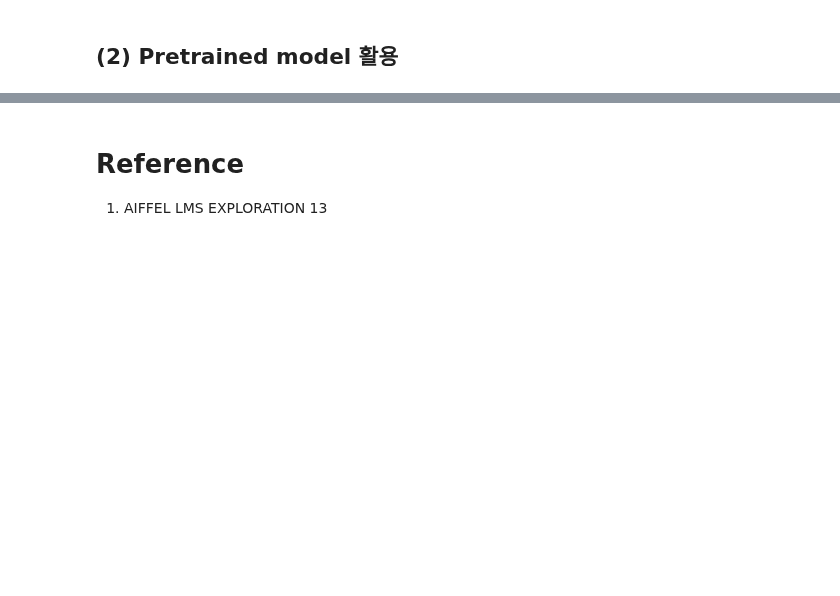
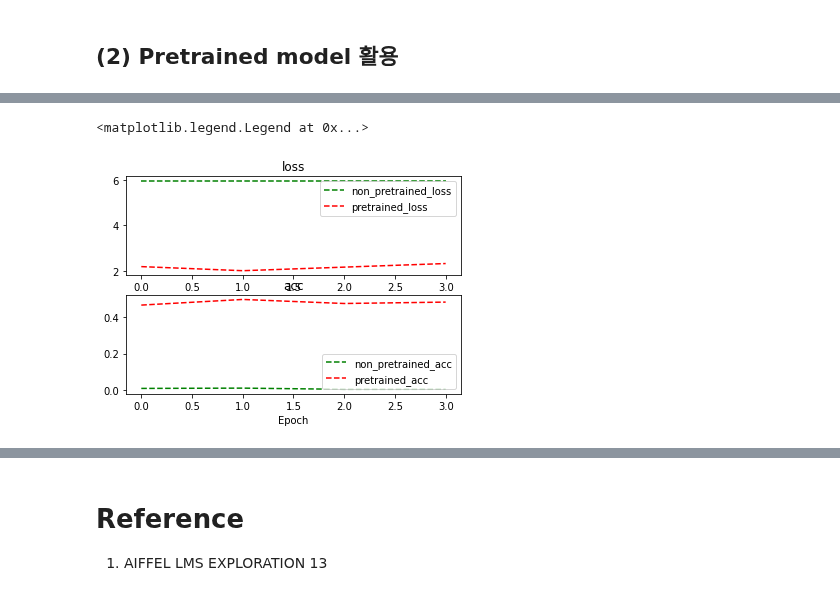
Before and after one commit to LAGABI44/AIFFEL_Study, a Jupyter notebook: EXPLORATION/Submission/[E-13]Pretrained_model.ipynb, the cells around one changed output, grey strips where cells are left out. Drawn from its saved outputs; the diff is of its cells as text; code cells hidden in the pictures; blank space fills up the shorter version.

```diff
--- a/EXPLORATION/Submission/[E-13]Pretrained_model.ipynb
+++ b/EXPLORATION/Submission/[E-13]Pretrained_model.ipynb
@@ -1545,3 +1784,32 @@ with open(dev_json) as f:
+# %%
+import matplotlib.pyplot as plt
+
+
+non_pretrained_loss = [5.9506, 5.9506, 5.9506, 5.9506]
+pretrained_loss = [2.1982, 2.0193, 2.1756, 2.3330]
+non_pretrained_acc = [0.0074, 0.0090, 0.0025, 0.0028]
+pretrained_acc = [0.4673, 0.4984, 0.4761, 0.4838]
+
+
+#선 그래프를 그린다. x축에는 years값, y축에는 gdp값을 표시한다.
+plt.plot(non_pretrained_loss, pretrained_loss, color = 'green', marker = 'o', linestyle = 'solid')
+
+plt.subplot(2, 1, 1)
+plt.plot(non_pretrained_loss, 'g--', label='non_pretrained_loss')
+plt.plot(pretrained_loss, 'r--', label='pretrained_loss')
+plt.title('loss')
+plt.xlabel('Epoch')
+plt.legend()
+
+plt.subplot(2, 1, 2)
+plt.plot(non_pretrained_acc, 'g--', label='non_pretrained_acc')
+plt.plot(pretrained_acc, 'r--', label='pretrained_acc')
+plt.title('acc')
+plt.xlabel('Epoch')
+plt.legend()
+# %% [output]
+<matplotlib.legend.Legend at 0x...>
+[figure, added]
 # %% [markdown]
 # 🤔회고🤔
 ### <루브릭 평가 지표>
```
Also changed, not shown: parts of 12 cells of this notebook.
